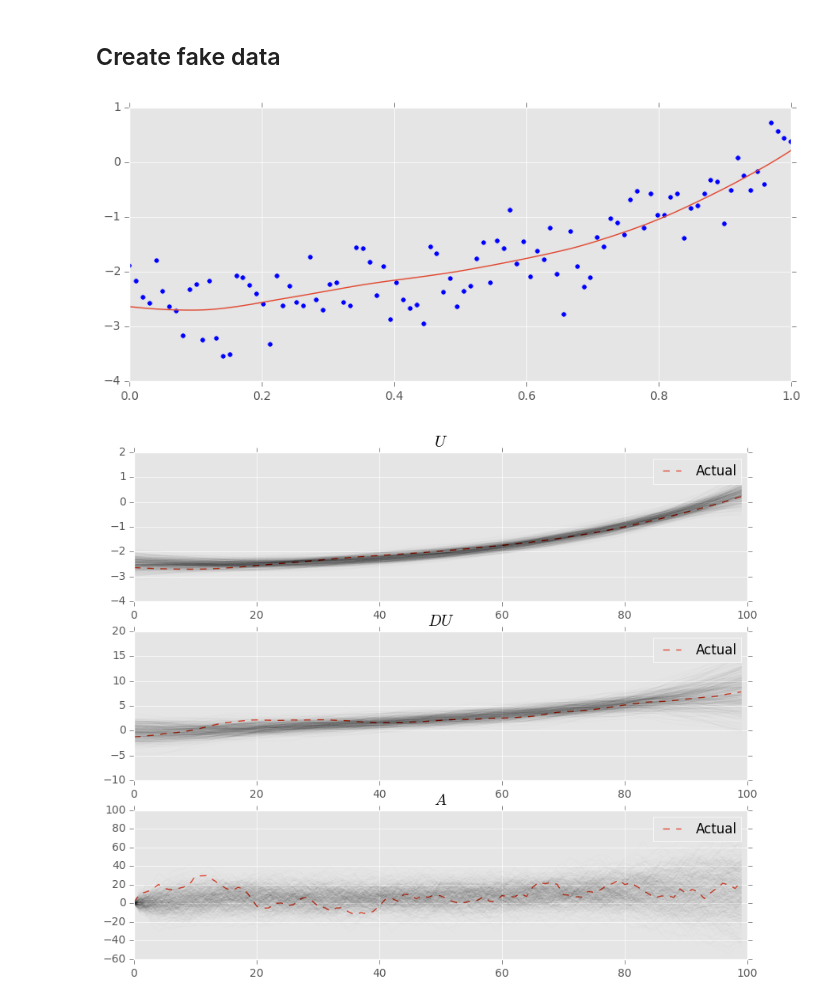
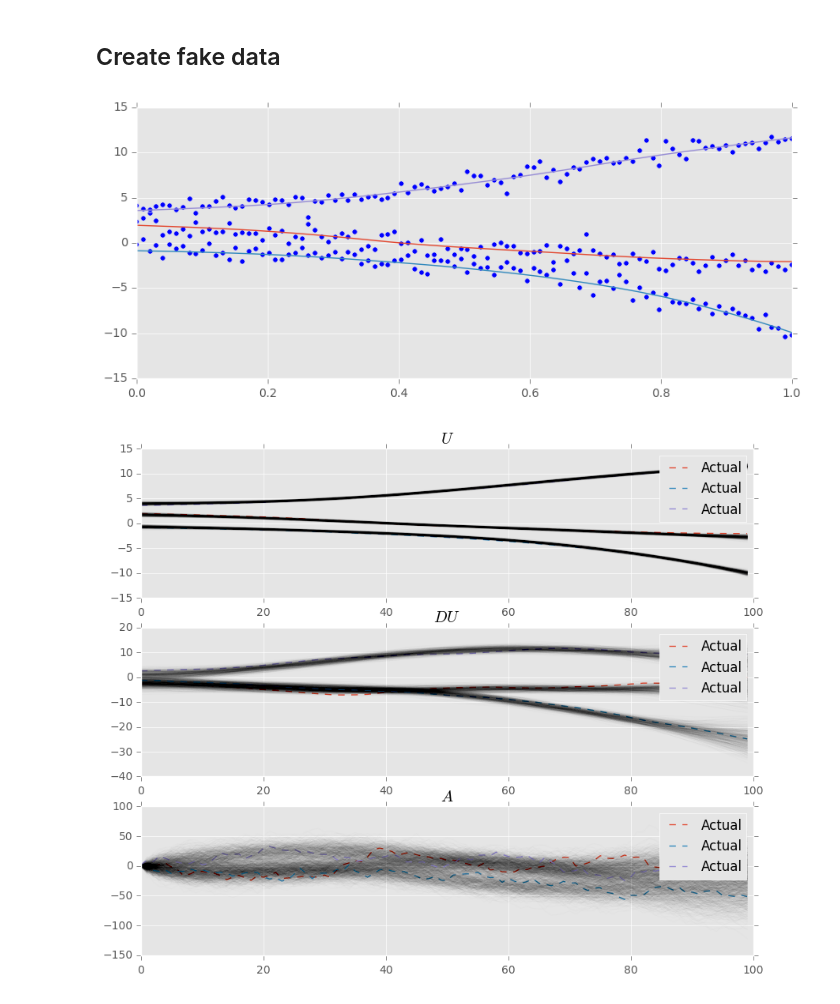
Before and after one commit to jmxpearson/laf, a Jupyter notebook: julia_integration_test_nGP_samples.ipynb, the cells around one changed output. Drawn from its saved outputs; the diff is of its cells as text; code cells hidden in the pictures.

```diff
--- a/julia_integration_test_nGP_samples.ipynb
+++ b/julia_integration_test_nGP_samples.ipynb
@@ -53,9 +52,8 @@ Base.Random.MersenneTwister(Base.dSFMT.DSFMT_state(Int32[-27667103,1073483597,18
 Nt = 100
 tobs = linspace(0, 1, Nt);
 # %%
-Np = 1
-Nm = 3
-Nr = 3
+Np = 3
+Nm = 3Np
 
 σϵ = 0.7
 σA = 50
@@ -63,37 +61,36 @@ Nr = 3
 σμ = 3
 σα = 1.
 
-# we need as many deltas as observations
-# the last delta corresponds to a hypothetical point at which we want to make a
-# prediction about the state
-tpred = 1.1
-δ = diff([tobs ; tpred]);
+δ = diff(tobs)[1];
 # %% [markdown]
 ## Create fake data
 # %%
-y, α = generate((Np, Nm, Nr), δ, σϵ, σU, σA, σμ, σα);
+y, α = generate(Np, length(tobs), δ, σϵ, σU, σA, σμ, σα);
 # %%
 figure(figsize=(10, 4))
-scatter(tobs, y, label="data");
-plot(tobs, α[1,:]')
+
+for idx in 1:Np
+    scatter(tobs, y[idx,:] , label="data");
+    plot(tobs, α[idx,:]')
+end
 xlim(tobs[1], tobs[end]);
 # %% [output]
-[figure, old version]
+[figure, new version]
 # %%
 Ns = 500  # number of samples
 
-α_samples = sample(y, Ns, (Np, Nm, Nr), δ, σϵ, σU, σA, σμ, σα);
+α_samples = sample(y, Ns, Np, length(tobs), δ, σϵ, σU, σA, σμ, σα);
 # %%
 trans = 5 / Ns
-figure(figsize=(10, 8))
+figure(figsize=(10, 25))
 th_names = [L"U", L"DU", L"A"]
 
-for idx in 1:Nm
+for obs in 1:Np, idx in 1:3
     subplot(Nm, 1, idx)
-    plot(α[idx, :]', linestyle="--", label="Actual")
-    plot(squeeze(α_samples[idx, :, :], 1), color="k", alpha=trans)
+    plot(α[Np * (idx - 1) + obs, :]', linestyle="--", label="Actual")
+    plot(squeeze(α_samples[Np * (idx - 1) + obs, :, :], 1), color="k", alpha=trans)
     title(th_names[idx])
     legend()
 end
 # %% [output]
-[figure, old version]
+[figure, new version]
```
Also changed, not shown: parts of 1 cell of this notebook.
